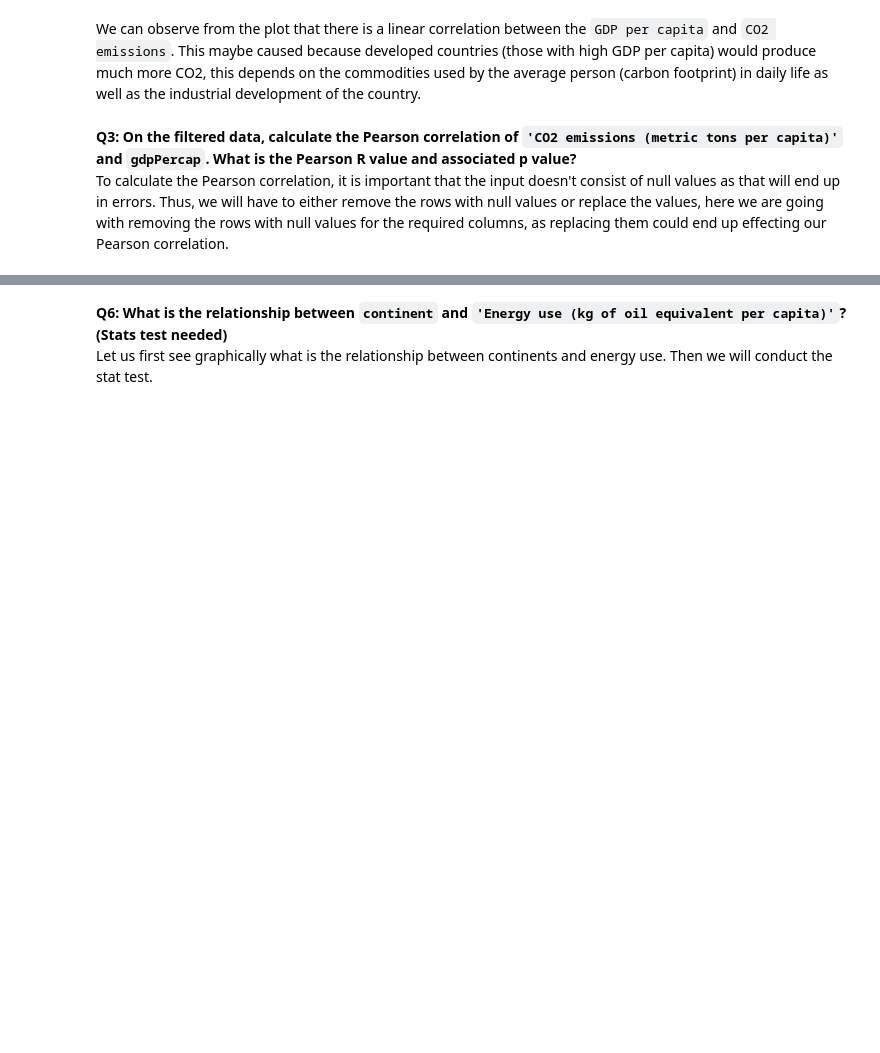
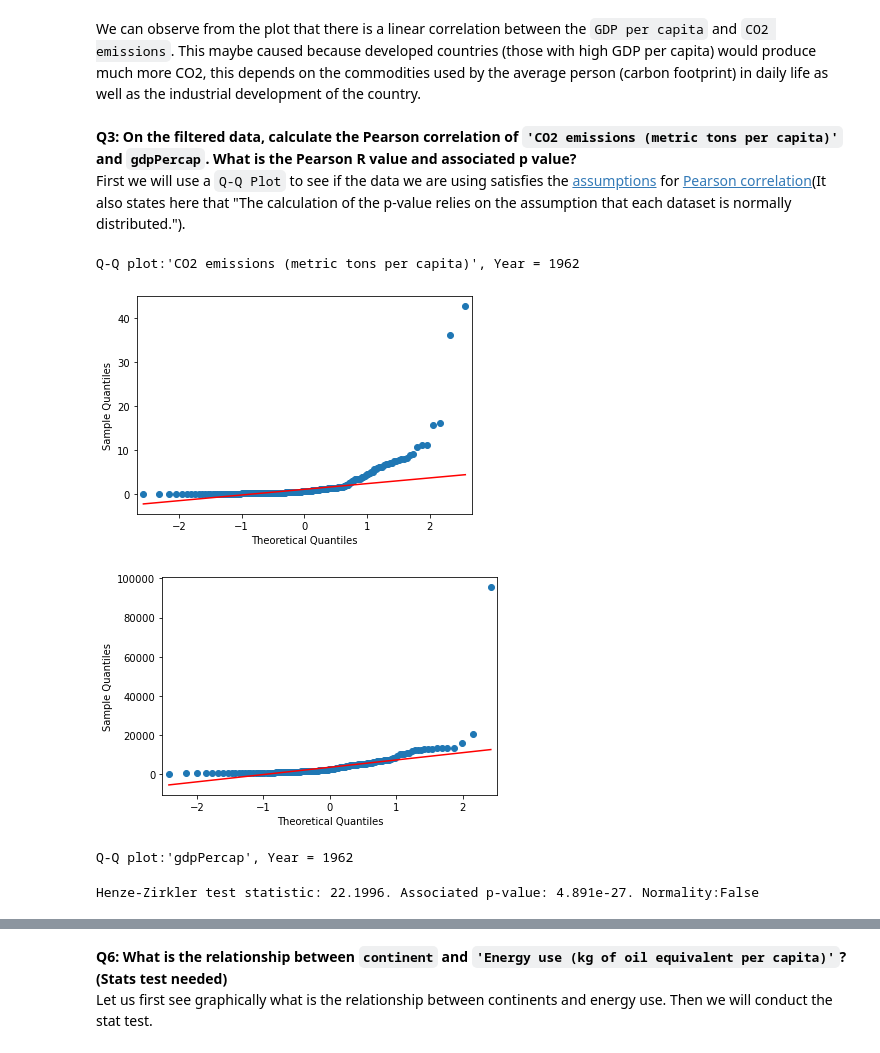
Before and after one commit to AnmolS17/training-requirements, a Jupyter notebook: Python for Data Science/PythonDSci.ipynb, the cells around one changed output, grey strips where cells are left out. Cells and saved outputs as stored; diff of their text form; code cells hidden in the pictures; blank space fills up the shorter version.

```diff
--- a/Python for Data Science/PythonDSci.ipynb
+++ b/Python for Data Science/PythonDSci.ipynb
@@ -63,4 +64,25 @@ year_1962.plot(kind="scatter", x='CO2 emissions (metric tons per capita)',
 We can observe from the plot that there is a linear correlation between the `GDP per capita` and `CO2 emissions`. This maybe caused because developed countries (those with high GDP per capita) would produce much more CO2, this depends on the commodities used by the average person (carbon footprint) in daily life as well as the industrial development of the country.
 # %% [markdown]
 **Q3: On the filtered data, calculate the Pearson correlation of `'CO2 emissions (metric tons per capita)'` and `gdpPercap`. What is the Pearson R value and associated p value?**
-To calculate the Pearson correlation, it is important that the input doesn't consist of null values as that will end up in errors. Thus, we will have to either remove the rows with null values or replace the values, here we are going with removing the rows with null values for the required columns, as replacing them could end up effecting our Pearson correlation.
+First we will use a `Q-Q Plot` to see if the data we are using satisfies the [assumptions](https://statistics.laerd.com/spss-tutorials/pearsons-product-moment-correlation-using-spss-statistics.php) for [Pearson correlation](https://docs.scipy.org/doc/scipy/reference/generated/scipy.stats.pearsonr.html)(It also states here that "The calculation of the p-value relies on the assumption that each dataset is normally distributed.").
+# %%
+co2 = gapminder_df.loc[gapminder_df["Year"]==1962,'CO2 emissions (metric tons per capita)'].dropna()
+gdp = gapminder_df.loc[gapminder_df["Year"]==1962,'gdpPercap'].dropna()
+sm.qqplot(co2, line='q')
+sm.qqplot(gdp, line='q')
+print("Q-Q plot:'CO2 emissions (metric tons per capita)', Year = 1962")
+py.show()
+print("Q-Q plot:'gdpPercap', Year = 1962")
+# %% [output]
+Q-Q plot:'CO2 emissions (metric tons per capita)', Year = 1962
+[figure, added]
+[figure, added]
+Q-Q plot:'gdpPercap', Year = 1962
+# %%
+# Henze-Zirkler Multivariate Normality Test to check if the data is bivariate normal.
+hz, p_value, normal = multivariate_normality(gapminder_df.loc[gapminder_df["Year"]==1962,
+                                             ['CO2 emissions (metric tons per capita)', 'gdpPercap']].dropna(),
+                                             alpha=.05)
+print(f"Henze-Zirkler test statistic: {hz:.6g}. Associated p-value: {p_value:.4g}. Normality:{normal} ")
+# %% [output]
+Henze-Zirkler test statistic: 22.1996. Associated p-value: 4.891e-27. Normality:False
```
Also changed, not shown: parts of 16 cells of this notebook, 1 other file.
